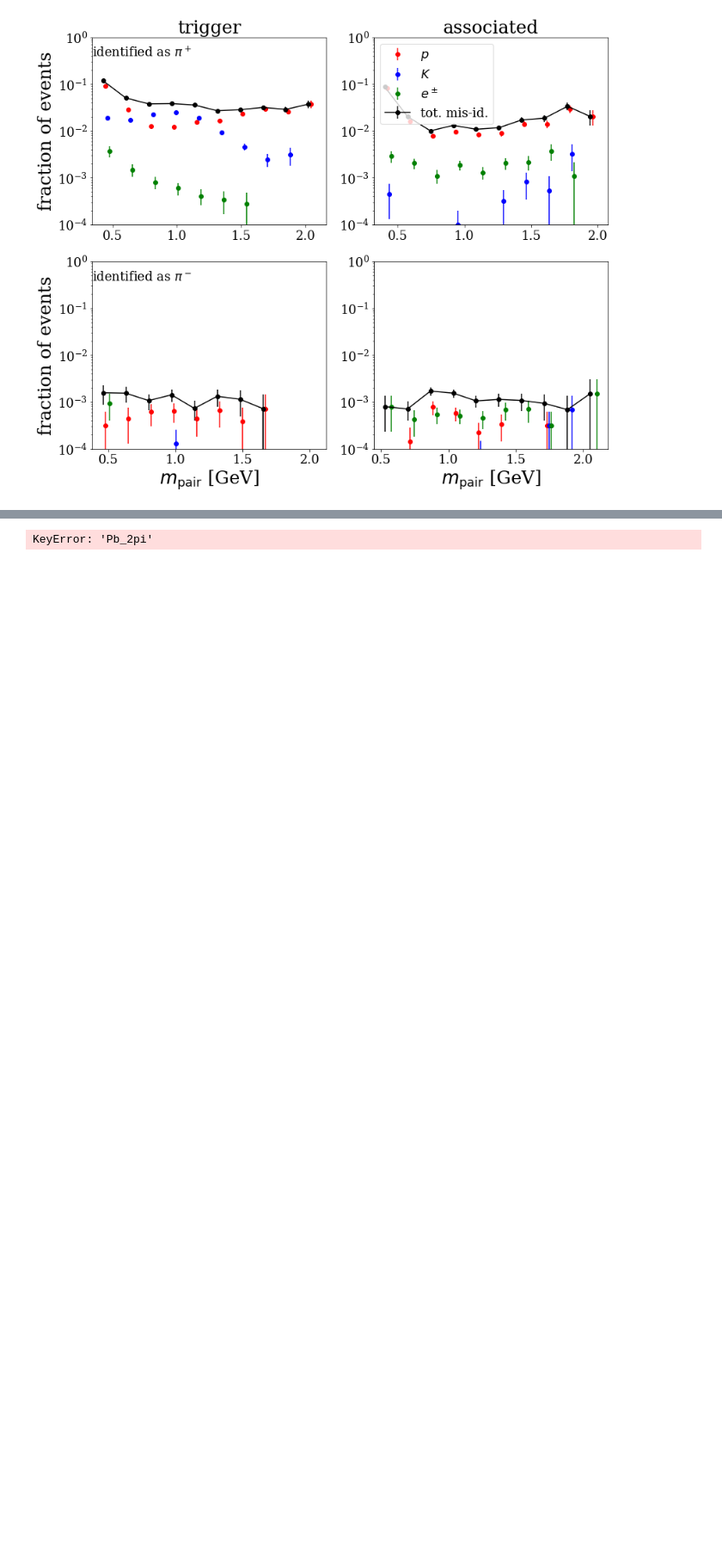
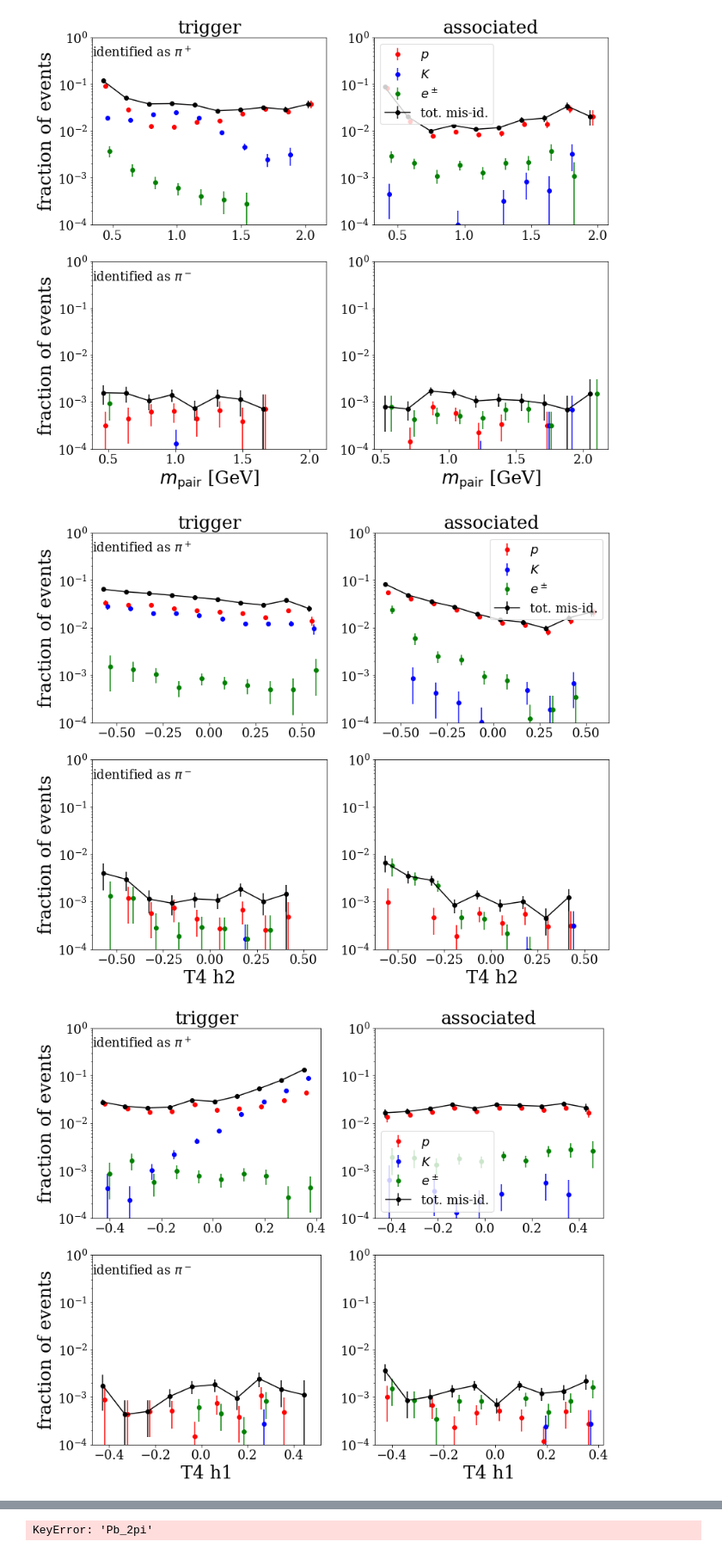
Before and after one commit to smoranvas/di-hadron, a Jupyter notebook: ParticleMisidentification.ipynb, the cells around one changed output, grey strips where cells are left out. Shown at 86% size. Cells and saved outputs as stored; diff of their text form; code cells hidden in the pictures; blank space fills up the shorter version.

```diff
--- a/ParticleMisidentification.ipynb
+++ b/ParticleMisidentification.ipynb
@@ -243,6 +243,16 @@ plt.show()
 [figure]
 [figure]
 [figure]
+# %%
+multipanel('h2_T4', xlabel='T4 h2',query=query)
+plt.savefig('images/particle_misid/misid_h2_T4_pi.png',bbox_inches='tight')
+plt.show()
+multipanel('h1_T4', xlabel='T4 h1',query=query)
+plt.savefig('images/particle_misid/misid_h1_T4_pi.png',bbox_inches='tight')
+plt.show()
+# %% [output]
+[figure, added]
+[figure, added]
 # %%
 #query = 'h1_FidCut and h2_FidCut'
 query = 'h1_p==h1_p'
```
Also changed, not shown: parts of 1 cell of this notebook.
